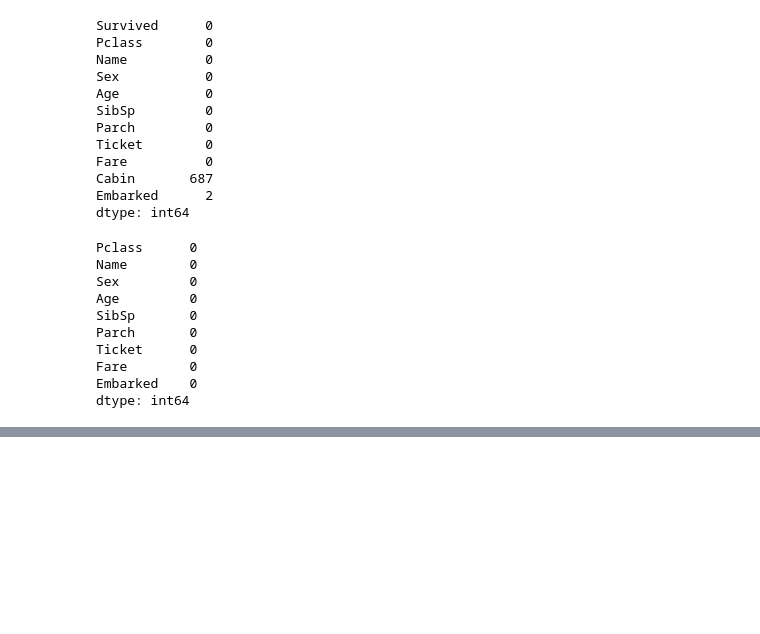
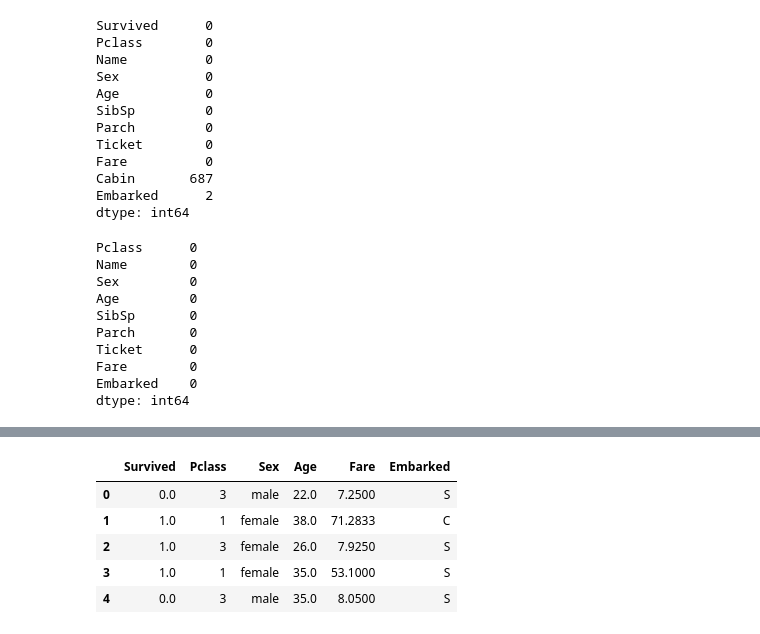
Before and after one commit to Kartik-Chaurasiya/Machine-Learning, a Jupyter notebook: titanic.ipynb, the cells around one changed output, grey strips where cells are left out. Saved outputs shown, nothing was run; the diff lists cells and outputs as text; code cells hidden in the pictures; blank space fills up the shorter version.

```diff
--- a/titanic.ipynb
+++ b/titanic.ipynb
@@ -297,0 +308,3 @@ train['Sex'] = train.Sex.apply(lambda x: 0 if x == 'female' else 1)
+# %%
+imputer = imputer.fit(data[['Age']])
+data[['Age']]= imputer.transform(data[['Age']])
@@ -297,0 +321,13 @@ train['Sex'] = train.Sex.apply(lambda x: 0 if x == 'female' else 1)
+# %%
+data['Fare']=data['Fare'].fillna(method ='bfill')
+# %%
+data['Embarked']=data['Embarked'].fillna(method ='bfill')
+# %%
+data.head()
+# %% [output]
+|  | Survived | Pclass | Sex | Age | Fare | Embarked |
+| 0 | 0.0 | 3 | male | 22.0 | 7.2500 | S |
+| 1 | 1.0 | 1 | female | 38.0 | 71.2833 | C |
+| 2 | 1.0 | 3 | female | 26.0 | 7.9250 | S |
+| 3 | 1.0 | 1 | female | 35.0 | 53.1000 | S |
+| 4 | 0.0 | 3 | male | 35.0 | 8.0500 | S |
```
Also changed, not shown: parts of 9 cells of this notebook.
